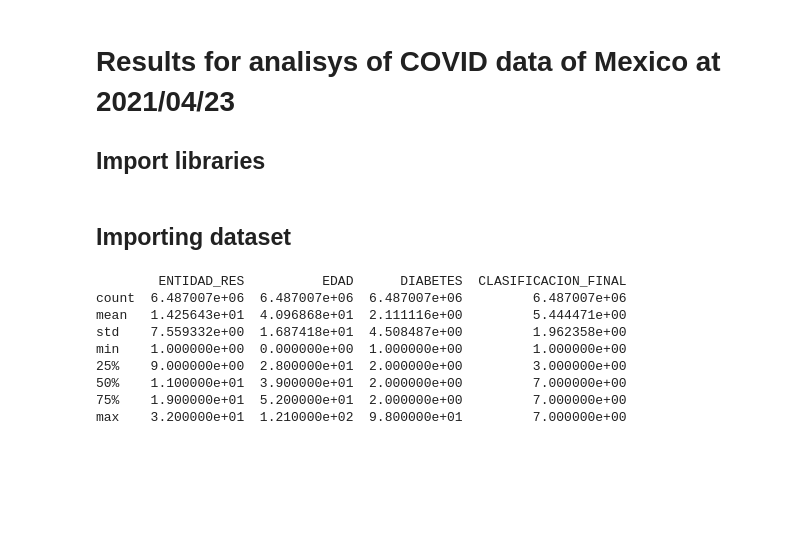
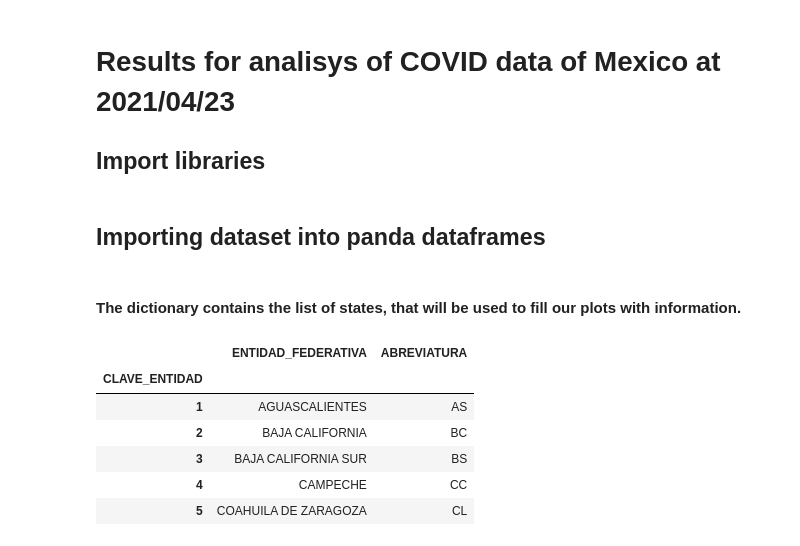
Before and after one commit to luisjba/docker-mcd-covid19-mx, a Jupyter notebook: work/results.ipynb, the cells around one changed output. Cells and saved outputs as stored; diff of their text form; code cells hidden in the pictures; blank space fills up the shorter version.

```diff
--- a/work/results.ipynb
+++ b/work/results.ipynb
@@ -9,15 +11,4 @@ import pandas as pd
 # %% [markdown]
-## Importing dataset
+## Importing dataset into panda dataframes
 # %%
-dataset = pd.read_csv('./data/filter_nat.csv')
-print(dataset.describe())
+df_national = pd.read_csv('./data/filter_nat.csv')
-# %% [output]
-        ENTIDAD_RES          EDAD      DIABETES  CLASIFICACION_FINAL
-count  6.487007e+06  6.487007e+06  6.487007e+06         6.487007e+06
-mean   1.425643e+01  4.096868e+01  2.111116e+00         5.444471e+00
-std    7.559332e+00  1.687418e+01  4.508487e+00         1.962358e+00
-min    1.000000e+00  0.000000e+00  1.000000e+00         1.000000e+00
-25%    9.000000e+00  2.800000e+01  2.000000e+00         3.000000e+00
-50%    1.100000e+01  3.900000e+01  2.000000e+00         7.000000e+00
-75%    1.900000e+01  5.200000e+01  2.000000e+00         7.000000e+00
-max    3.200000e+01  1.210000e+02  9.800000e+01         7.000000e+00
@@ -23,0 +23,12 @@ max    3.200000e+01  1.210000e+02  9.800000e+01         7.000000e+00
+# %% [markdown]
+#### The dictionary contains the list of states, that will be used to fill our plots with information.
+# %%
+df_dictionary_states.head()
+# %% [output]
+|  | ENTIDAD_FEDERATIVA | ABREVIATURA |
+| CLAVE_ENTIDAD |  |  |
+| 1 | AGUASCALIENTES | AS |
+| 2 | BAJA CALIFORNIA | BC |
+| 3 | BAJA CALIFORNIA SUR | BS |
+| 4 | CAMPECHE | CC |
+| 5 | COAHUILA DE ZARAGOZA | CL |
```
Also changed, not shown: parts of 14 cells of this notebook.
